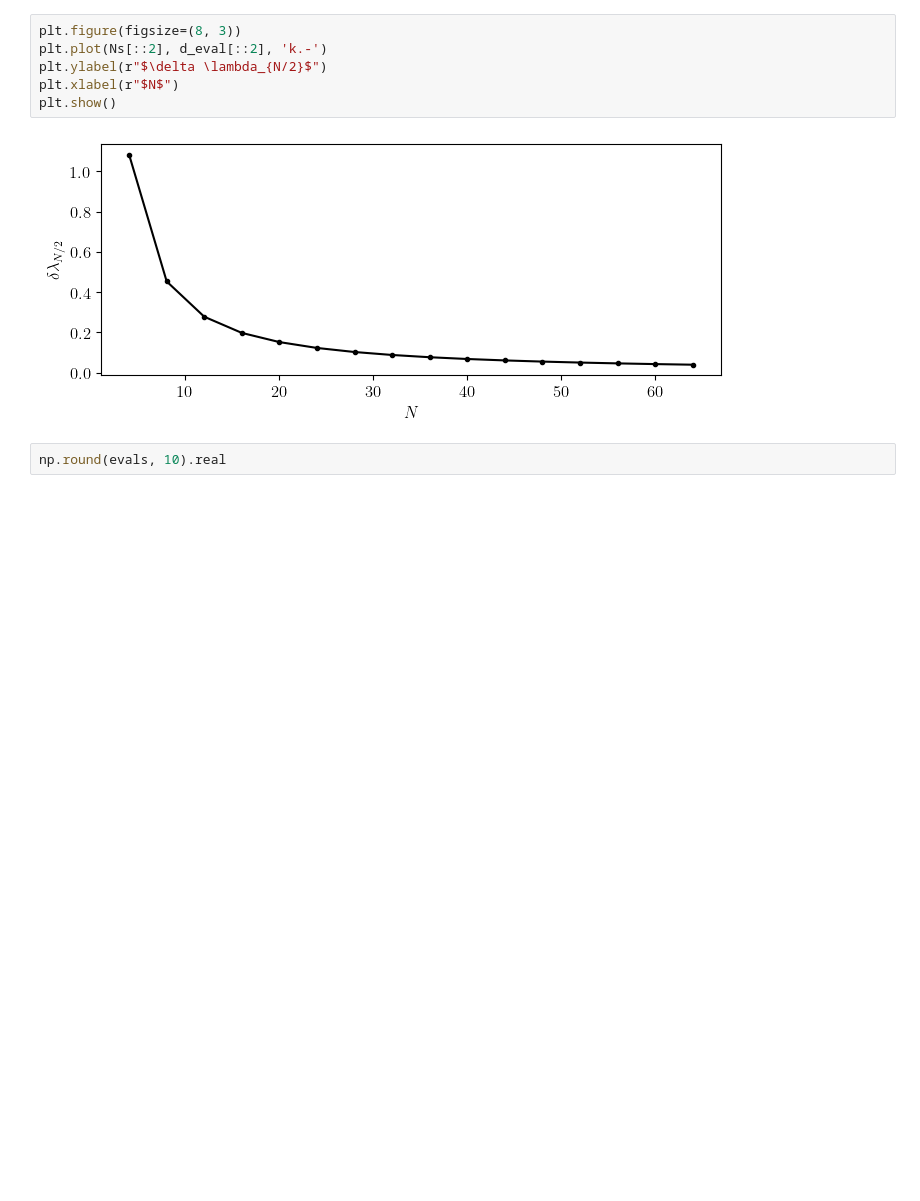
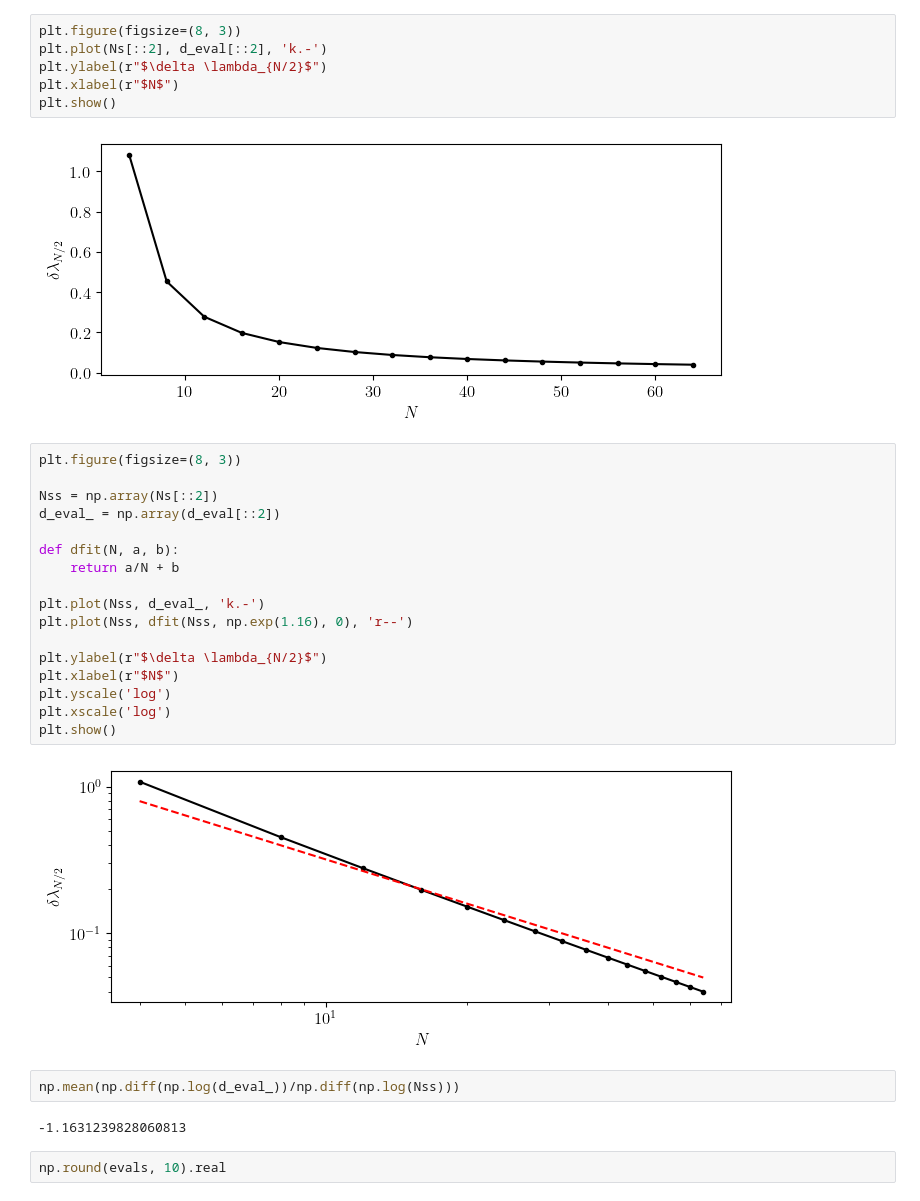
Before and after one commit to IBArbitrary/qbm, a Jupyter notebook: qbm-nb3.ipynb, the cells around one changed output. Drawn from its saved outputs; the diff is of its cells as text; blank space fills up the shorter version.

```diff
--- a/qbm-nb3.ipynb
+++ b/qbm-nb3.ipynb
@@ -103,6 +103,29 @@ plt.xlabel(r"$N$")
 plt.show()
 # %% [output]
 [figure]
+# %%
+plt.figure(figsize=(8, 3))
+
+Nss = np.array(Ns[::2])
+d_eval_ = np.array(d_eval[::2])
+
+def dfit(N, a, b):
+    return a/N + b
+
+plt.plot(Nss, d_eval_, 'k.-')
+plt.plot(Nss, dfit(Nss, np.exp(1.16), 0), 'r--')
+
+plt.ylabel(r"$\delta \lambda_{N/2}$")
+plt.xlabel(r"$N$")
+plt.yscale('log')
+plt.xscale('log')
+plt.show()
+# %% [output]
+[figure, added]
+# %%
+np.mean(np.diff(np.log(d_eval_))/np.diff(np.log(Nss)))
+# %% [output]
+-1.1631239828060813
 # %%
 np.round(evals, 10).real
 # %% [output]
```
Also changed, not shown: parts of 3 cells of this notebook, 2 other files.
